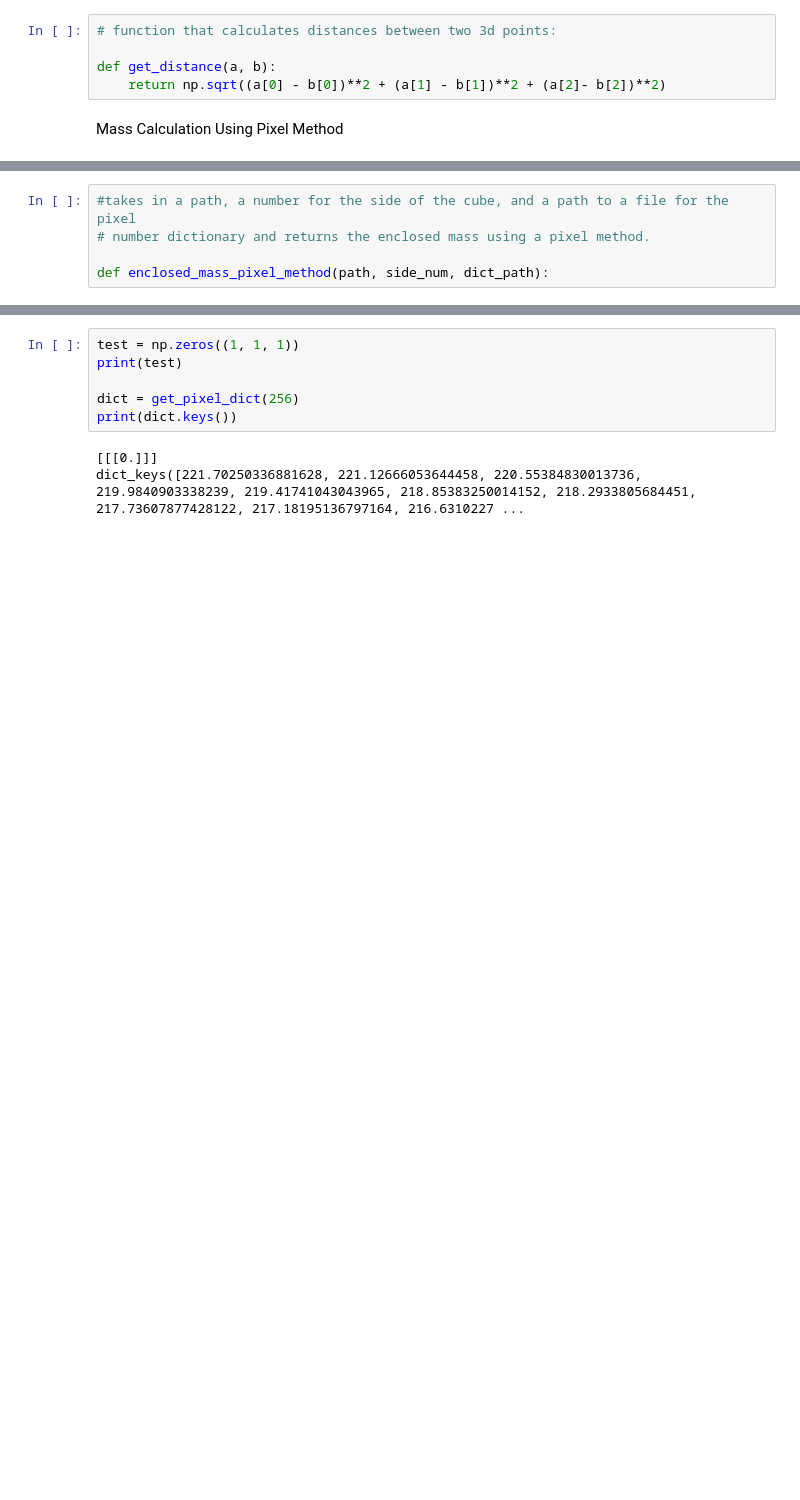
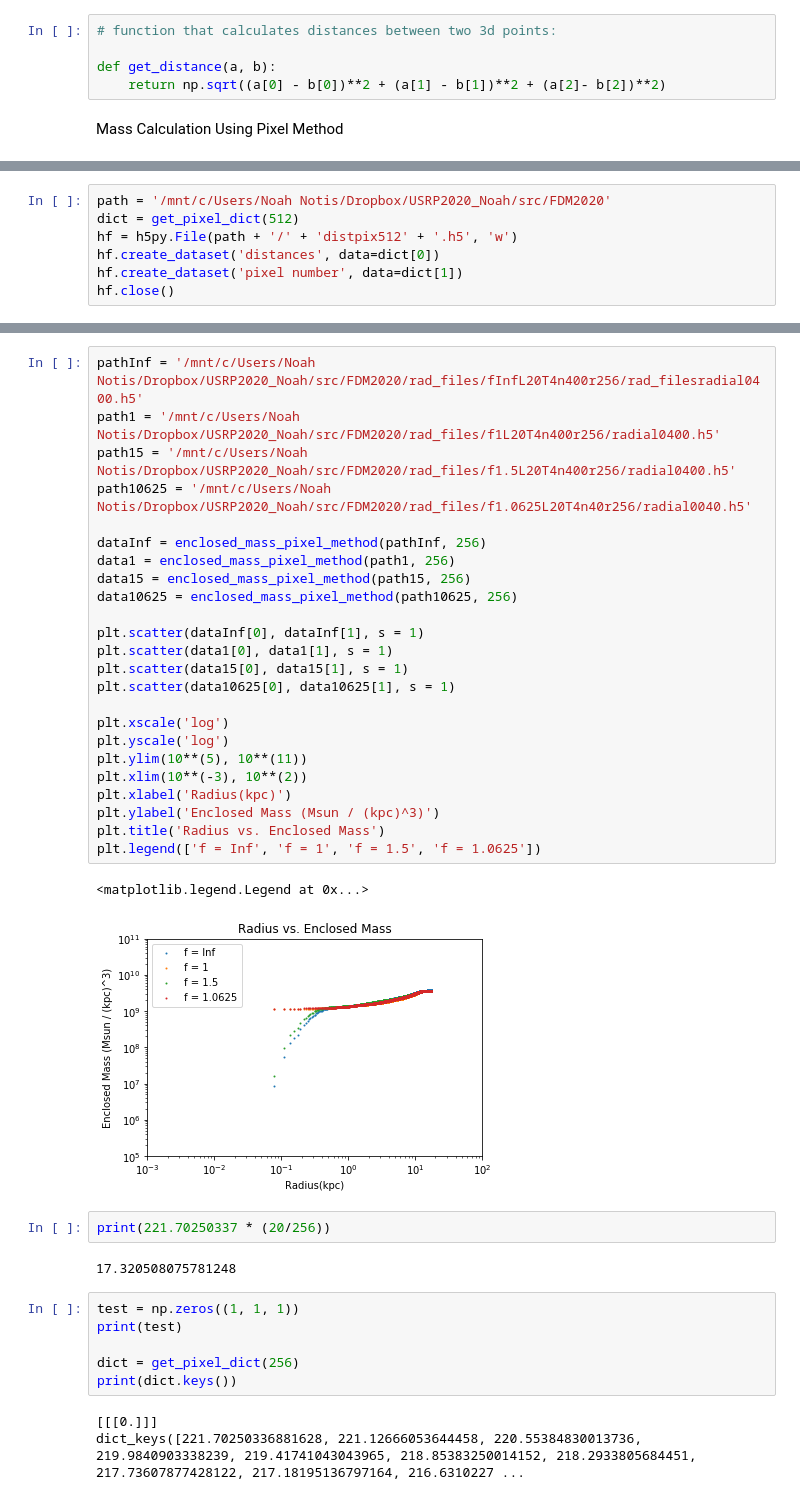
Before and after one commit to mnotis/FDM2020, a Jupyter notebook: Enclosed Mass 2.0.ipynb, the cells around one changed output, grey strips where cells are left out. Cells and saved outputs as stored; diff of their text form; blank space fills up the shorter version.

```diff
--- a/Enclosed Mass 2.0.ipynb
+++ b/Enclosed Mass 2.0.ipynb
@@ -348,5 +345,0 @@ dict = get_pixel_dict(256)
-# %%
-#takes in a path, a number for the side of the cube, and a path to a file for the pixel
-# number dictionary and returns the enclosed mass using a pixel method.
-
-def enclosed_mass_pixel_method(path, side_num, dict_path):
@@ -352,0 +354,7 @@ def enclosed_mass_pixel_method(path, side_num, dict_path):
+# %%
+path = '/mnt/c/Users/Noah Notis/Dropbox/USRP2020_Noah/src/FDM2020'
+dict = get_pixel_dict(512)
+hf = h5py.File(path + '/' + 'distpix512' + '.h5', 'w')
+hf.create_dataset('distances', data=dict[0])
+hf.create_dataset('pixel number', data=dict[1])
+hf.close()
@@ -353,3 +388,34 @@ def enclosed_mass_pixel_method(path, side_num, dict_path):
+# %%
+pathInf = '/mnt/c/Users/Noah Notis/Dropbox/USRP2020_Noah/src/FDM2020/rad_files/fInfL20T4n400r256/rad_filesradial0400.h5'
+path1 = '/mnt/c/Users/Noah Notis/Dropbox/USRP2020_Noah/src/FDM2020/rad_files/f1L20T4n400r256/radial0400.h5'
+path15 = '/mnt/c/Users/Noah Notis/Dropbox/USRP2020_Noah/src/FDM2020/rad_files/f1.5L20T4n400r256/radial0400.h5'
+path10625 = '/mnt/c/Users/Noah Notis/Dropbox/USRP2020_Noah/src/FDM2020/rad_files/f1.0625L20T4n40r256/radial0040.h5'
+
+dataInf = enclosed_mass_pixel_method(pathInf, 256)
+data1 = enclosed_mass_pixel_method(path1, 256)
+data15 = enclosed_mass_pixel_method(path15, 256)
+data10625 = enclosed_mass_pixel_method(path10625, 256)
+
+plt.scatter(dataInf[0], dataInf[1], s = 1)
+plt.scatter(data1[0], data1[1], s = 1)
+plt.scatter(data15[0], data15[1], s = 1)
+plt.scatter(data10625[0], data10625[1], s = 1)
+
+plt.xscale('log')
+plt.yscale('log')
+plt.ylim(10**(5), 10**(11))
+plt.xlim(10**(-3), 10**(2))
+plt.xlabel('Radius(kpc)')
+plt.ylabel('Enclosed Mass (Msun / (kpc)^3)')
+plt.title('Radius vs. Enclosed Mass')
+plt.legend(['f = Inf', 'f = 1', 'f = 1.5', 'f = 1.0625'])
+# %% [output]
+<matplotlib.legend.Legend at 0x...>
+[figure, added]
+# %%
+print(221.70250337 * (20/256))
+# %% [output]
+17.320508075781248
 # %%
 test = np.zeros((1, 1, 1))
 print(test)
```
Also changed, not shown: parts of 6 cells of this notebook, 1 other file.
